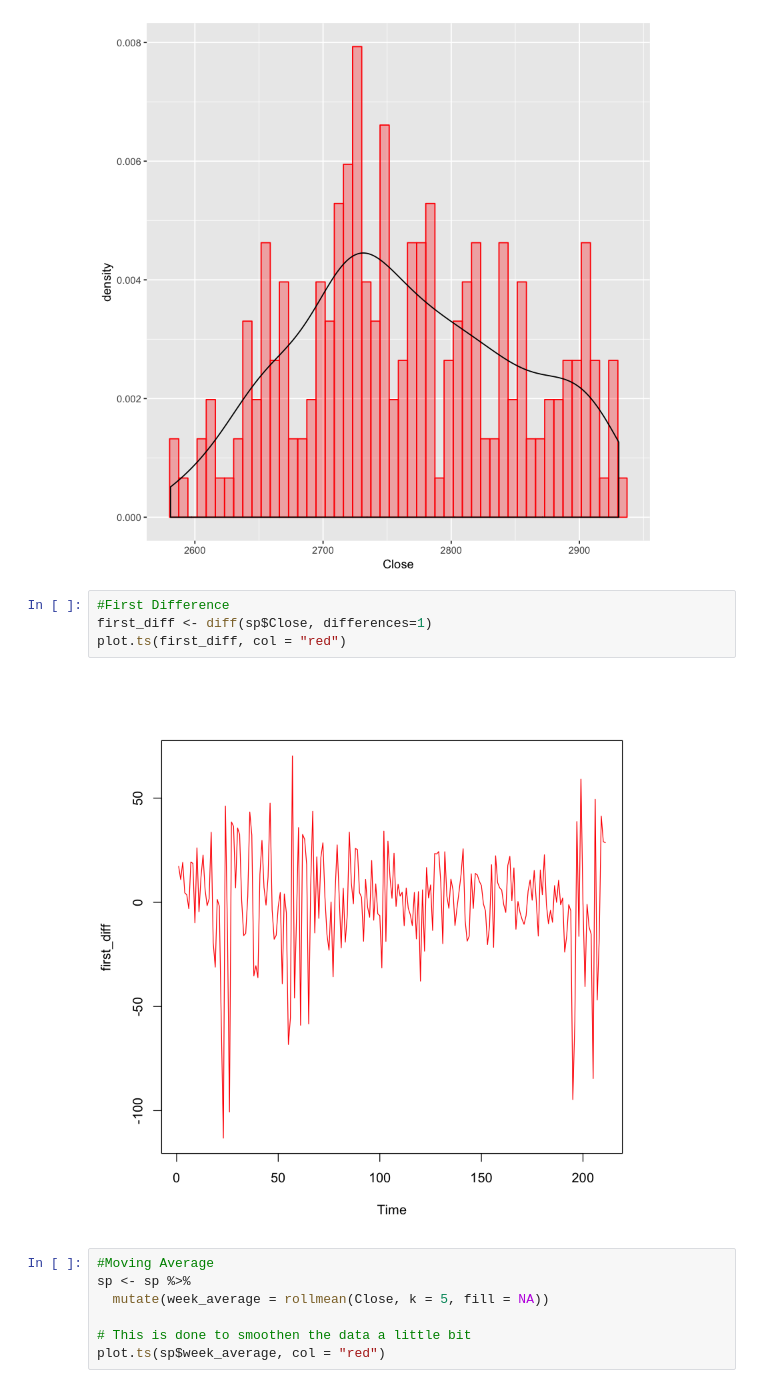
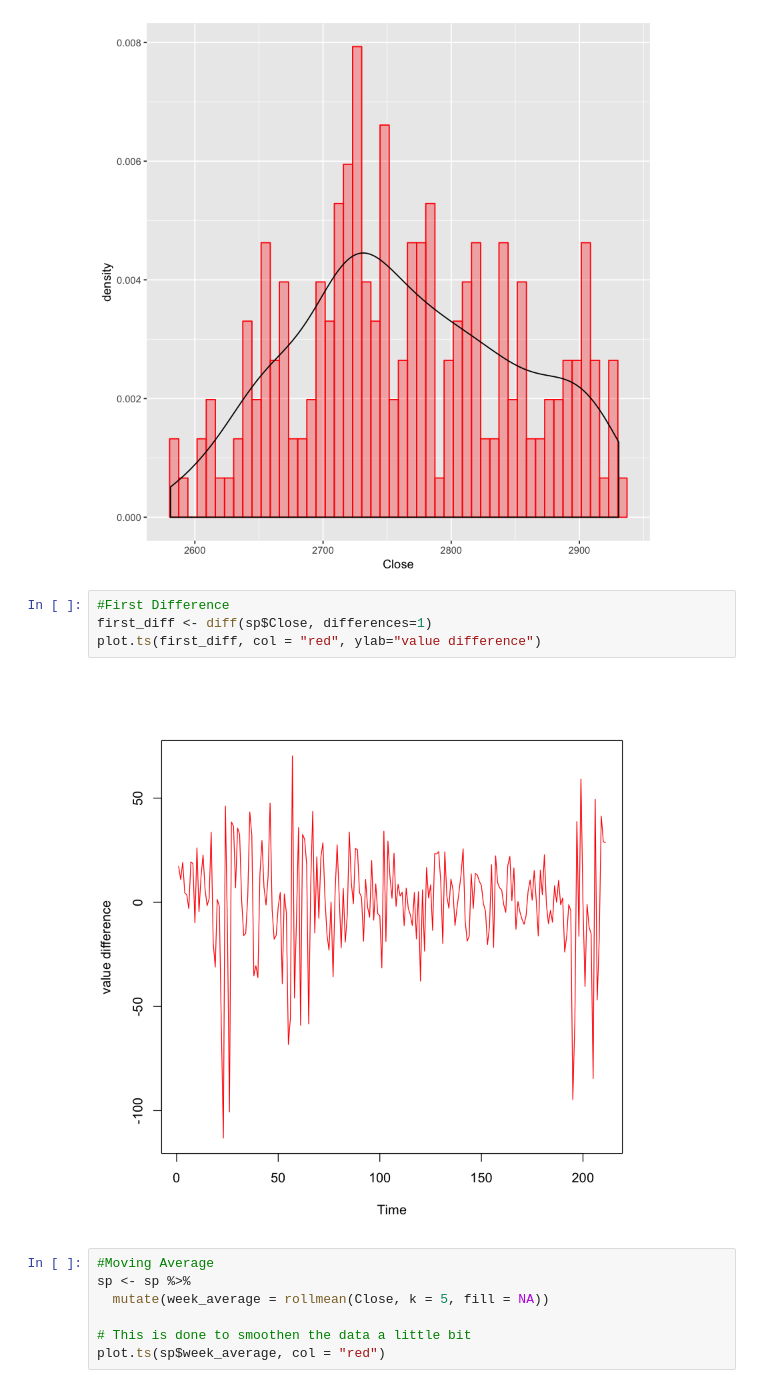
Before and after one commit to TImeSeriesSP/Time_Series, a Jupyter notebook: Exploratory_Analysis.ipynb, the cells around one changed output. Cells and saved outputs as stored; diff of their text form.

```diff
--- a/Exploratory_Analysis.ipynb
+++ b/Exploratory_Analysis.ipynb
@@ -32,9 +29,9 @@ ggplot(sp, aes(Close)) +
 # %%
 #First Difference
 first_diff <- diff(sp$Close, differences=1)
-plot.ts(first_diff, col = "red")
+plot.ts(first_diff, col = "red", ylab="value difference")
 # %% [output]
-[figure, old version]
+[figure, new version]
 # %%
 #Moving Average
 sp <- sp %>%
```
Also changed, not shown: parts of 3 cells of this notebook.
